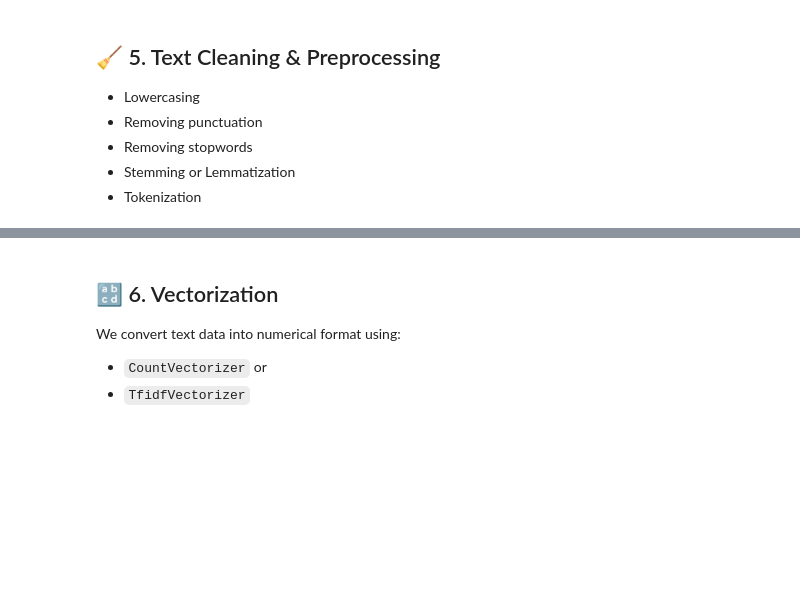
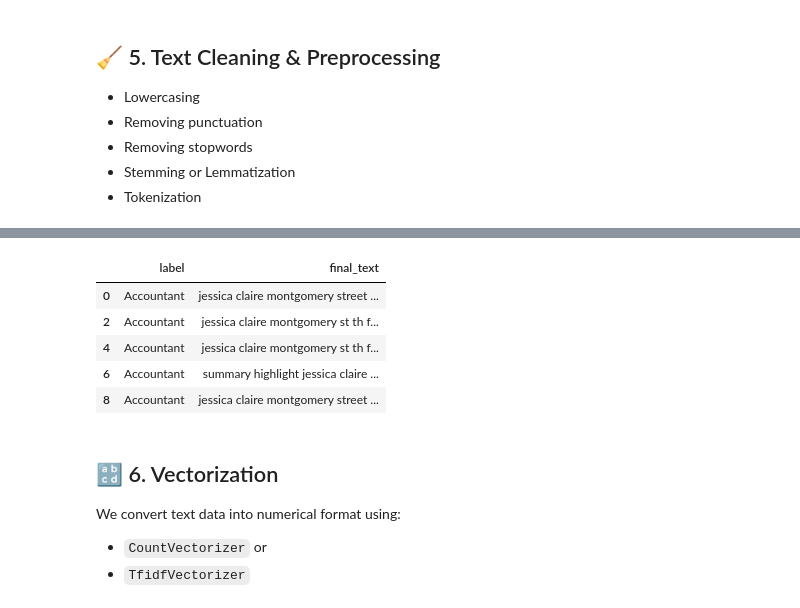
Before and after one commit to Edelan89/Resume_Classifier_with_NLP, a Jupyter notebook: Resume_Classifier_with_NLP.ipynb, the cells around one changed output, grey strips where cells are left out. Drawn from its saved outputs; the diff is of its cells as text; code cells hidden in the pictures; blank space fills up the shorter version.

Commit message:
Tokenized, Lemmanized and start with the Vectorization

```diff
--- a/Resume_Classifier_with_NLP.ipynb
+++ b/Resume_Classifier_with_NLP.ipynb
@@ -250,0 +339,28 @@ ModuleNotFoundError: No module named 'docx'
+# %%
+import nltk
+from nltk.tokenize import word_tokenize
+from nltk.stem import WordNetLemmatizer
+
+# Download necessary NLTK resources for tokenization and lemmatization
+nltk.download('punkt')
+nltk.download('punkt_tab')
+nltk.download('wordnet')
+nltk.download('omw-1.4')
+nltk.download('stopwords')
+
+# Initialize the lemmatizer
+lemmatizer = WordNetLemmatizer()
+
+def tokenize_and_lemmatize(text):
+    # Tokenize
+    tokens = word_tokenize(text)
+    # Lemmatize
+    lemmas = [lemmatizer.lemmatize(token) for token in tokens]
+    return ' '.join(lemmas)
+
+# Apply tokenization and lemmatization to the "clean_text" column
+df['final_text'] = df['clean_text'].apply(tokenize_and_lemmatize)
+
+# Show a few samples
+df[['label', 'final_text']].head(5)
+# %% [output]
@@ -251,3 +382,9 @@ ModuleNotFoundError: No module named 'docx'
+|  | label | final_text |
+| 0 | Accountant | jessica claire montgomery street ... |
+| 2 | Accountant | jessica claire montgomery st th f... |
+| 4 | Accountant | jessica claire montgomery st th f... |
+| 6 | Accountant | summary highlight jessica claire ... |
+| 8 | Accountant | jessica claire montgomery street ... |
 # %% [markdown]
 ## 🔡 6. Vectorization
 
```
Also changed, not shown: parts of 6 cells of this notebook.
